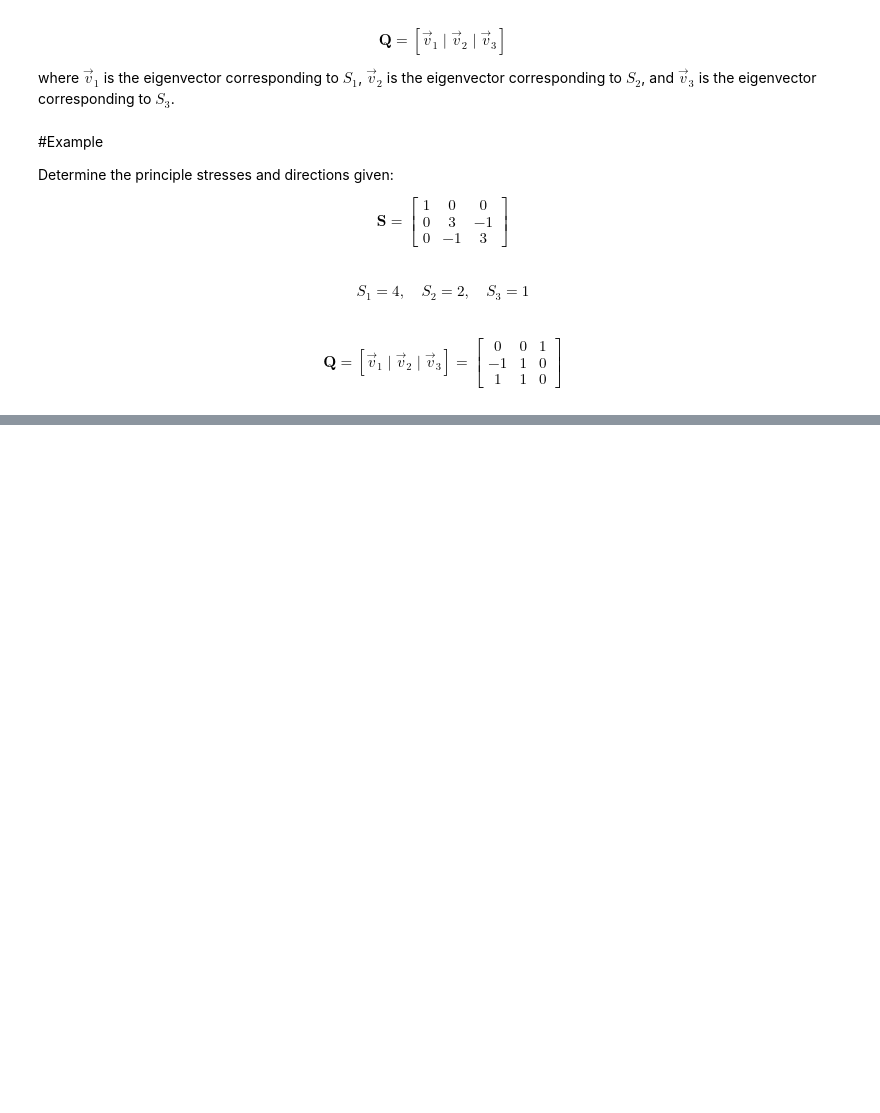
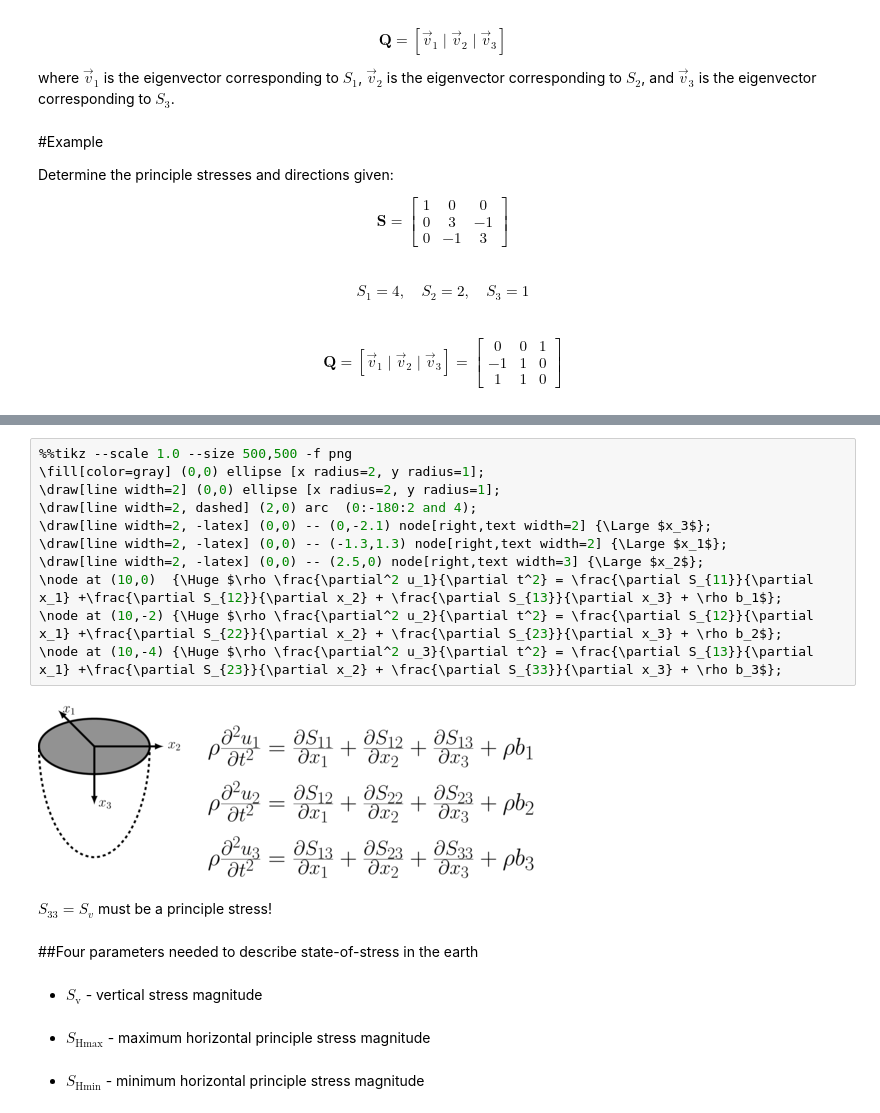
Before and after one commit to johnfoster-pge-utexas/PGE334-ResGeomechanics, a Jupyter notebook: lectures/Lecture3.ipynb, the cells around one changed output, grey strips where cells are left out. Drawn from its saved outputs; the diff is of its cells as text; blank space fills up the shorter version.

```diff
--- a/lectures/Lecture3.ipynb
+++ b/lectures/Lecture3.ipynb
@@ -48,0 +93,23 @@ $$
+# %%
+%%tikz --scale 1.0 --size 500,500 -f png
+\fill[color=gray] (0,0) ellipse [x radius=2, y radius=1];
+\draw[line width=2] (0,0) ellipse [x radius=2, y radius=1];
+\draw[line width=2, dashed] (2,0) arc  (0:-180:2 and 4);
+\draw[line width=2, -latex] (0,0) -- (0,-2.1) node[right,text width=2] {\Large $x_3$};
+\draw[line width=2, -latex] (0,0) -- (-1.3,1.3) node[right,text width=2] {\Large $x_1$};
+\draw[line width=2, -latex] (0,0) -- (2.5,0) node[right,text width=3] {\Large $x_2$};
+\node at (10,0)  {\Huge $\rho \frac{\partial^2 u_1}{\partial t^2} = \frac{\partial S_{11}}{\partial x_1} +\frac{\partial S_{12}}{\partial x_2} + \frac{\partial S_{13}}{\partial x_3} + \rho b_1$};
+\node at (10,-2) {\Huge $\rho \frac{\partial^2 u_2}{\partial t^2} = \frac{\partial S_{12}}{\partial x_1} +\frac{\partial S_{22}}{\partial x_2} + \frac{\partial S_{23}}{\partial x_3} + \rho b_2$};
+\node at (10,-4) {\Huge $\rho \frac{\partial^2 u_3}{\partial t^2} = \frac{\partial S_{13}}{\partial x_1} +\frac{\partial S_{23}}{\partial x_2} + \frac{\partial S_{33}}{\partial x_3} + \rho b_3$};
+# %% [output]
+[figure, added]
+# %% [markdown]
+$S_{33} = S_v$ must be a principle stress!
+# %% [markdown]
+##Four parameters needed to describe state-of-stress in the earth
+# %% [markdown]
+ * $S_\mbox{v}$ - vertical stress magnitude
+# %% [markdown]
+ * $S_{\mbox{Hmax}}$ - maximum horizontal principle stress magnitude
+# %% [markdown]
+ * $S_\mbox{Hmin}$ - minimum horizontal principle stress magnitude
```
Also changed, not shown: parts of 11 cells of this notebook, 8 other files.
